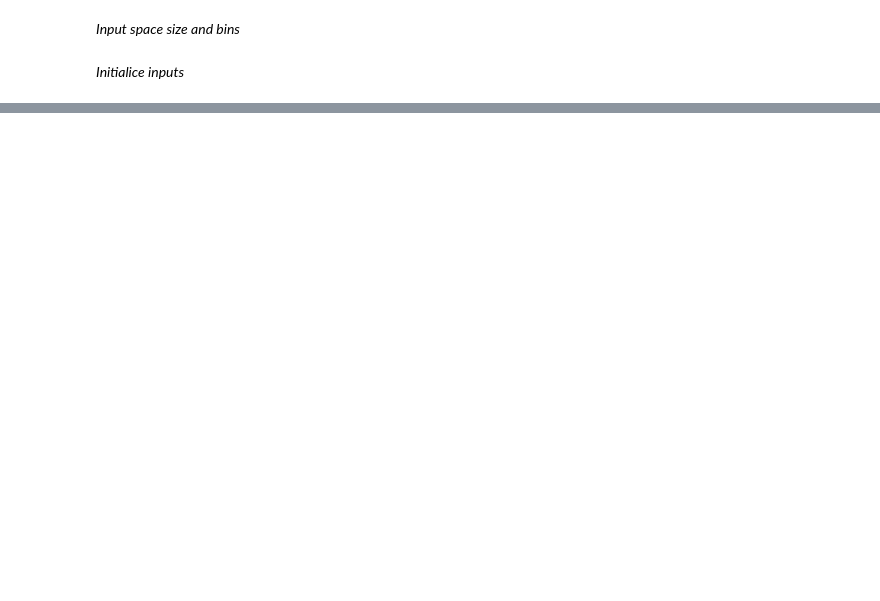
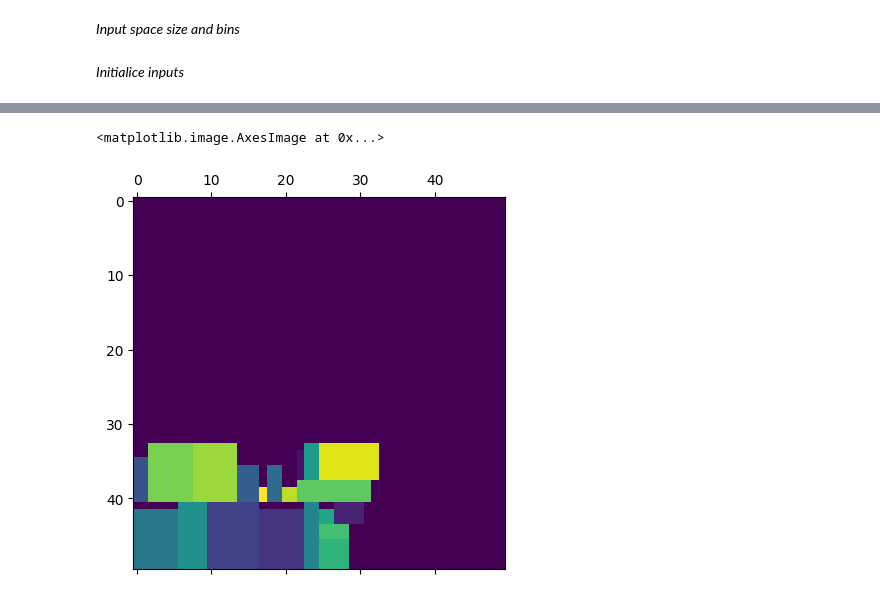
Before and after one commit to vladiH/optimizacion_corte, a Jupyter notebook: main.ipynb, the cells around one changed output, grey strips where cells are left out. Drawn from its saved outputs; the diff is of its cells as text; code cells hidden in the pictures; blank space fills up the shorter version.

```diff
--- a/main.ipynb
+++ b/main.ipynb
@@ -56,0 +73,6 @@ plt.matshow(m)
+# %%
+m = stack.binsPositions(a.data,fittnes[7000][1],area)
+plt.matshow(m)
+# %% [output]
+<matplotlib.image.AxesImage at 0x...>
+[figure, added]
```
Also changed, not shown: parts of 8 cells of this notebook, 1 other file.
